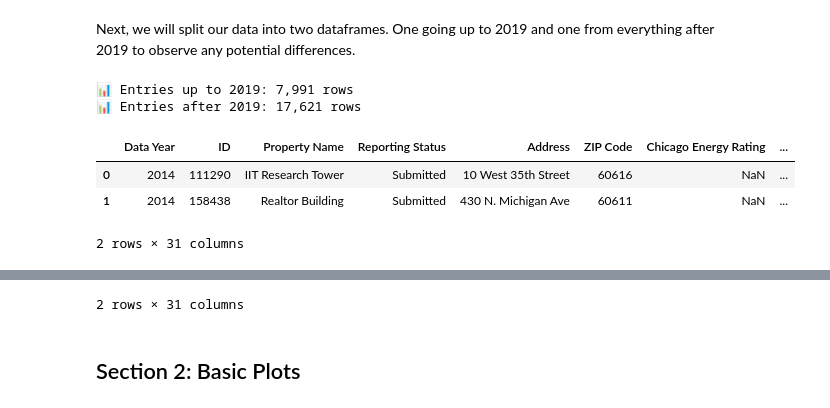
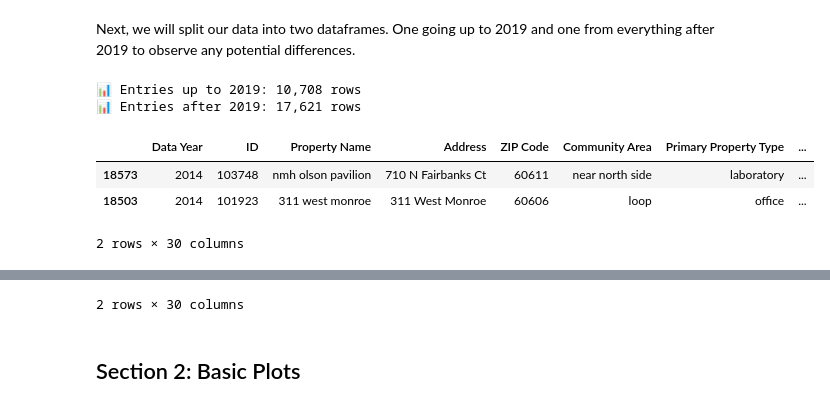
Before and after one commit to dsi-clinic/2025-autumn-city-of-chicago-energy, a Jupyter notebook: notebooks/energy_ratings.ipynb, the cells around one changed output, grey strips where cells are left out. Cells and saved outputs as stored; diff of their text form; code cells hidden in the pictures.

```diff
--- a/notebooks/energy_ratings.ipynb
+++ b/notebooks/energy_ratings.ipynb
@@ -27,16 +27,9 @@ sys.path.append("../utils")
 
 # Local application imports
 from plot_utils import compare_variable_distribution
+from data_utils import load_data
 
-# Define the path to combined CSV
-combined_csv_path = "../output/Chicago_Energy_Benchmarking_2014_2023_combined.csv"
+energy_df = load_data()
 
-# Read the combined dataset
-energy_df = pd.read_csv(combined_csv_path)
-
-# Display basic information to confirm successful loading
-print(
-    f"Loaded combined dataset with {energy_df.shape[0]:,} rows and {energy_df.shape[1]} columns."
-)
 energy_df.head()
 # %% [output]
@@ -53,19 +45,19 @@ Next, we will split our data into two dataframes. One going up to 2019 and one f
 # %%
 # Split the DataFrame into two based on Benchmark_Year
 placard_year = 2019
-energy_df_pre_2019 = energy_df[energy_df["Benchmark_Year"] < placard_year].copy()
-energy_df_post_2019 = energy_df[energy_df["Benchmark_Year"] >= placard_year].copy()
+energy_df_pre_2019 = energy_df[energy_df["Data Year"] < placard_year].copy()
+energy_df_post_2019 = energy_df[energy_df["Data Year"] >= placard_year].copy()
 
 # Print summary of the split
 print(f"📊 Entries up to 2019: {energy_df_pre_2019.shape[0]:,} rows")
 print(f"📊 Entries after 2019: {energy_df_post_2019.shape[0]:,} rows")
 
 display(energy_df_pre_2019.head(2))
 display(energy_df_post_2019.head(2))
 # %% [output]
-📊 Entries up to 2019: 7,991 rows
+📊 Entries up to 2019: 10,708 rows
 📊 Entries after 2019: 17,621 rows
-|  | Data Year | ID | Property Name | Reporting Status | Address | ZIP Code | Chicago Energy Rating | ... |
-| 0 | 2014 | 111290 | IIT Research Tower | Submitted | 10 West 35th Street | 60616 | NaN | ... |
-| 1 | 2014 | 158438 | Realtor Building | Submitted | 430 N. Michigan Ave | 60611 | NaN | ... |
+|  | Data Year | ID | Property Name | Address | ZIP Code | Community Area | Primary Property Type | ... |
+| 18573 | 2014 | 103748 | nmh olson pavilion | 710 N Fairbanks Ct | 60611 | near north side | laboratory | ... |
+| 18503 | 2014 | 101923 | 311 west monroe | 311 West Monroe | 60606 | loop | office | ... |
-2 rows × 31 columns
+2 rows × 30 columns
@@ -75,4 +67,4 @@ display(energy_df_post_2019.head(2))
-2 rows × 31 columns
+2 rows × 30 columns
 # %% [markdown]
 ## Section 2: Basic Plots
 # %% [markdown]
```
Also changed, not shown: parts of 7 cells of this notebook.
